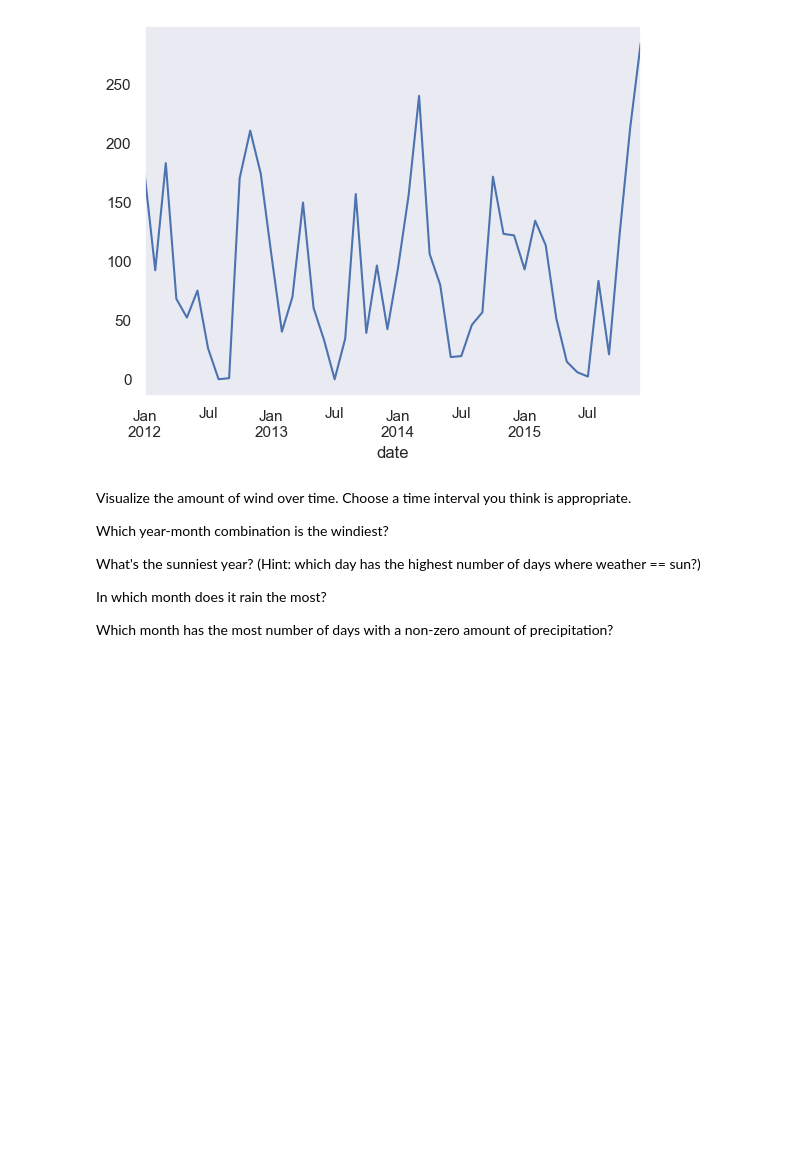
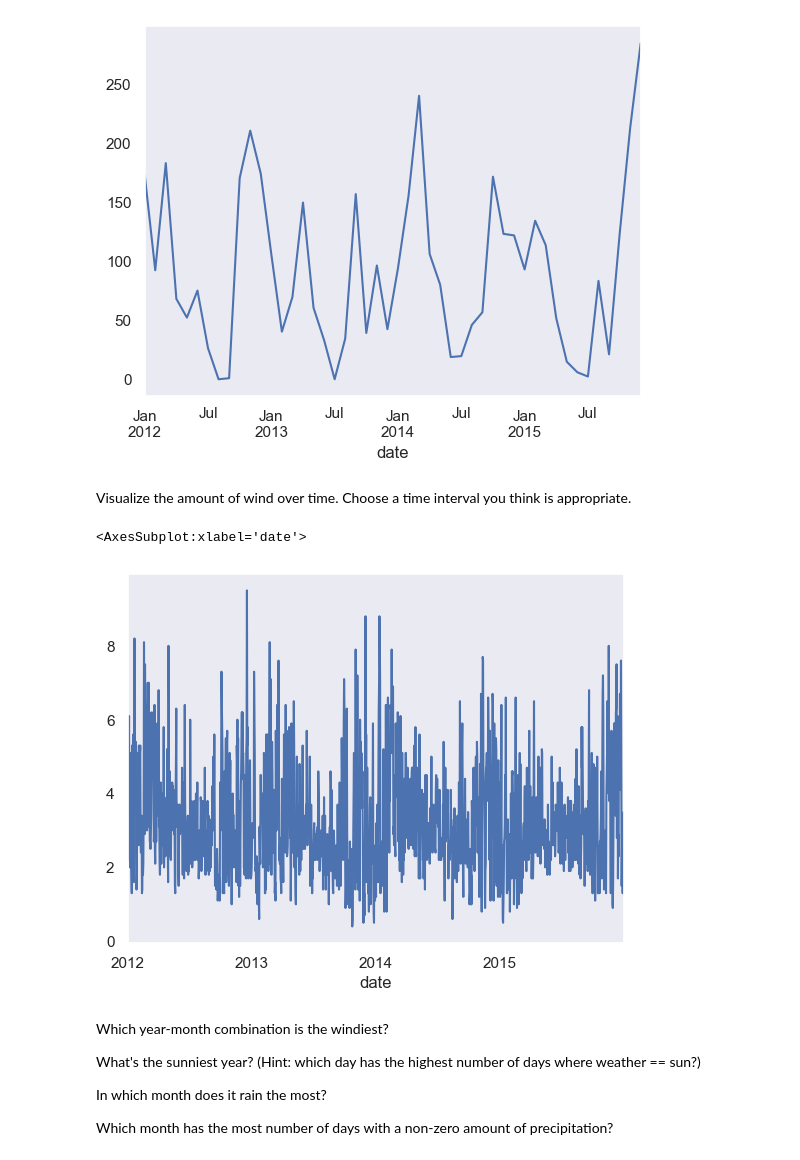
Before and after one commit to Is0metry/time-series-exercises, a Jupyter notebook: time_series.ipynb, the cells around one changed output. Cells and saved outputs as stored; diff of their text form; code cells hidden in the pictures; blank space fills up the shorter version.

Commit message:
more time series practice

```diff
--- a/time_series.ipynb
+++ b/time_series.ipynb
@@ -70,9 +75,14 @@ seattle.resample('M').precipitation.sum().plot()
 # %% [output]
 <AxesSubplot:xlabel='date'>
 [figure]
+# %% [markdown]
+Visualize the amount of wind over time. Choose a time interval you think is appropriate.
+# %%
+seattle.resample('D').wind.mean().plot()
+# %% [output]
+<AxesSubplot:xlabel='date'>
+[figure, added]
 # %% [markdown]
-Visualize the amount of wind over time. Choose a time interval you think is appropriate.
-
 Which year-month combination is the windiest?
 
 What's the sunniest year? (Hint: which day has the highest number of days where weather == sun?)
```
Also changed, not shown: parts of 1 cell of this notebook.
